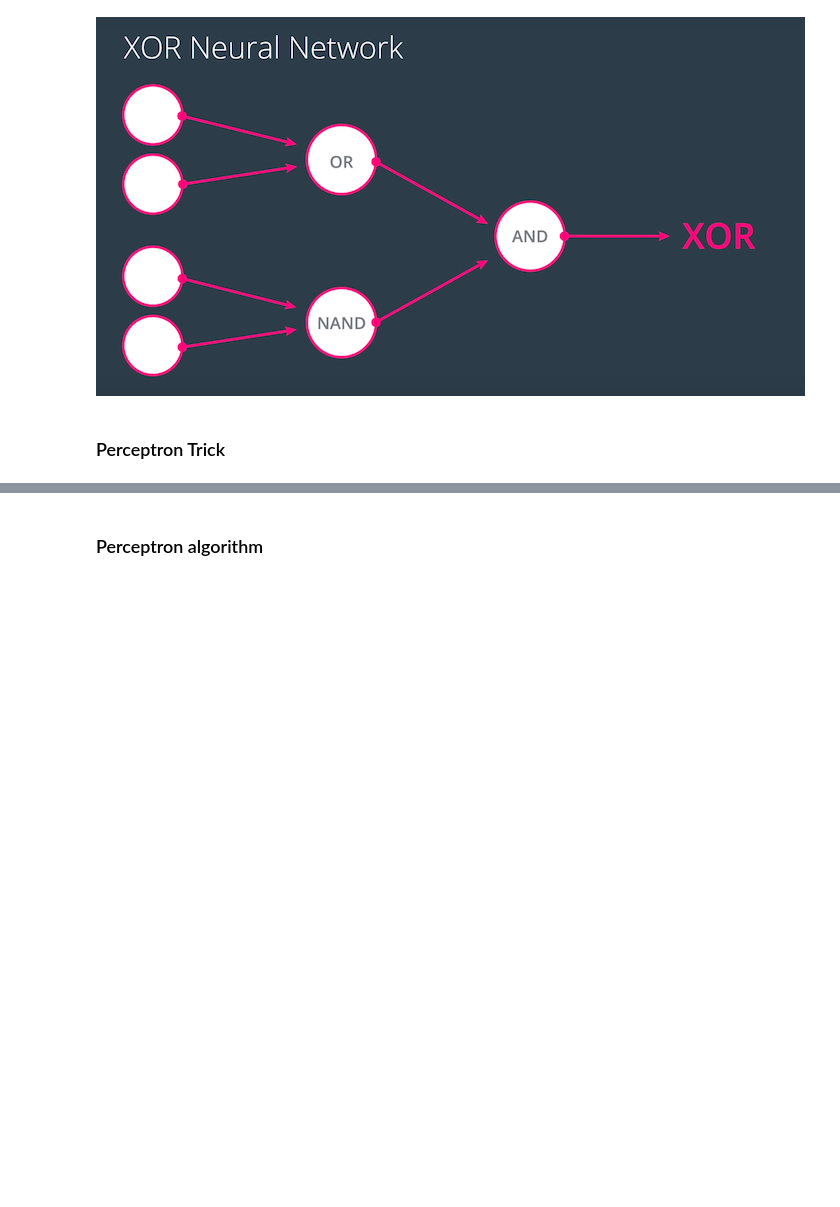
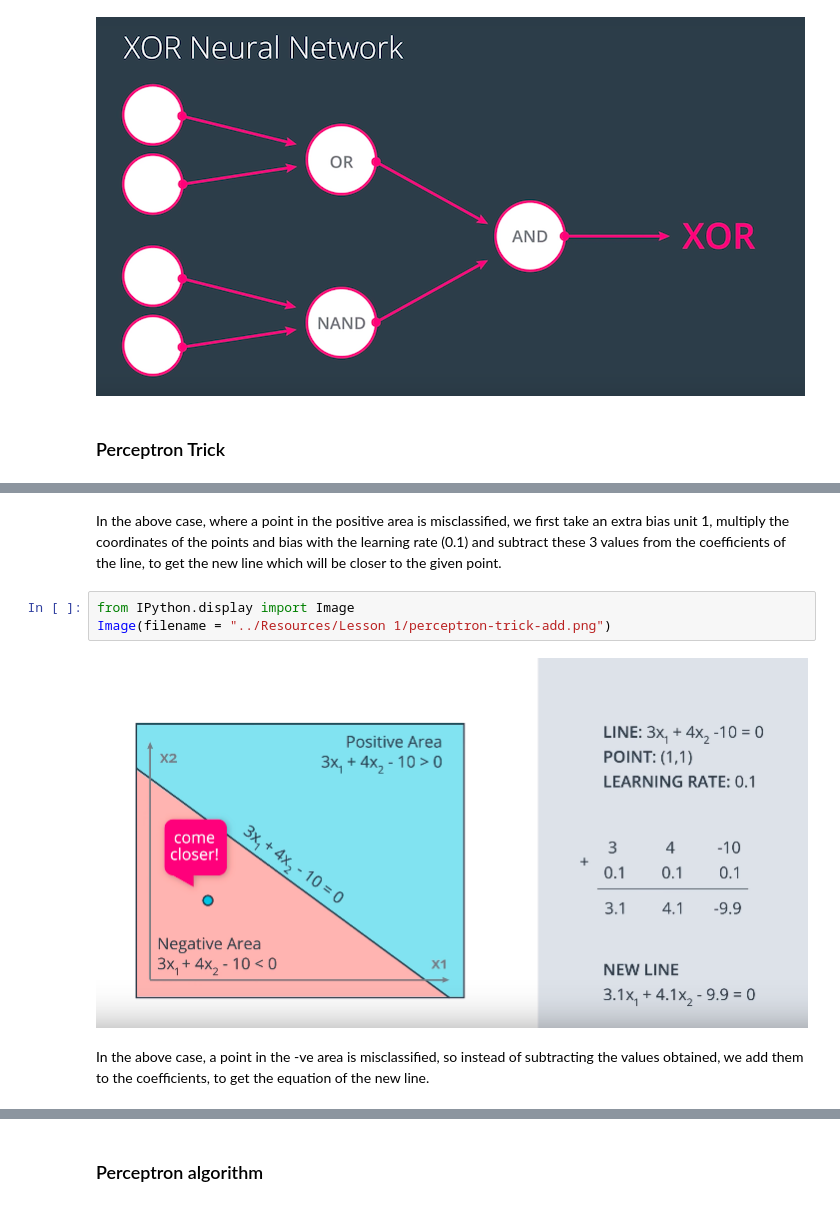
Before and after one commit to sahilbansal17/Deep-Learning-with-PyTorch, a Jupyter notebook: Lesson 1/intro_neural_networks.ipynb, the cells around one changed output, grey strips where cells are left out. Cells and saved outputs as stored; diff of their text form; blank space fills up the shorter version.

```diff
--- a/Lesson 1/intro_neural_networks.ipynb
+++ b/Lesson 1/intro_neural_networks.ipynb
@@ -205,0 +222,9 @@ Image(filename = "../Resources/Lesson 1/xor-mlp.png")
+# %% [markdown]
+In the above case, where a point in the positive area is misclassified, we first take an extra bias unit 1, multiply the coordinates of the points and bias with the learning rate (0.1) and subtract these 3 values from the coefficients of the line, to get the new line which will be closer to the given point.
+# %%
+from IPython.display import Image
+Image(filename = "../Resources/Lesson 1/perceptron-trick-add.png")
+# %% [output]
+[figure, added]
+# %% [markdown]
+In the above case, a point in the -ve area is misclassified, so instead of subtracting the values obtained, we add them to the coefficients, to get the equation of the new line.
```
Also changed, not shown: parts of 9 cells of this notebook, 5 other files.
